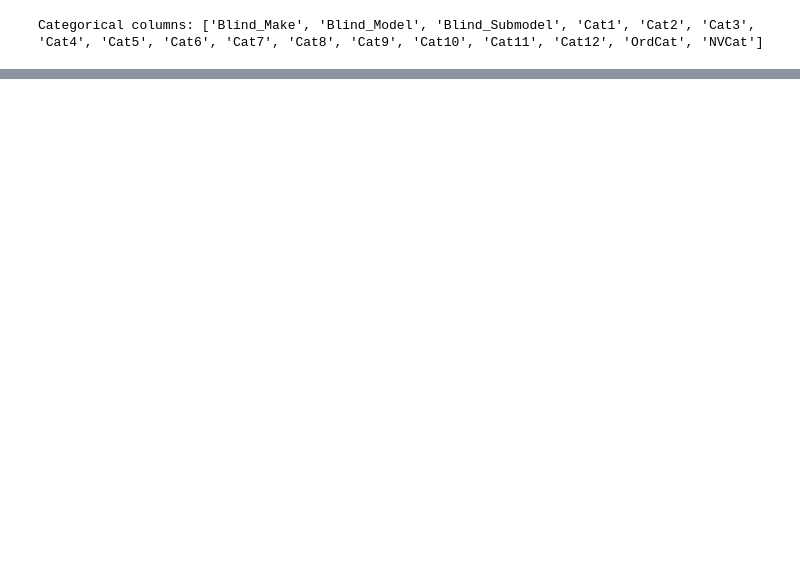
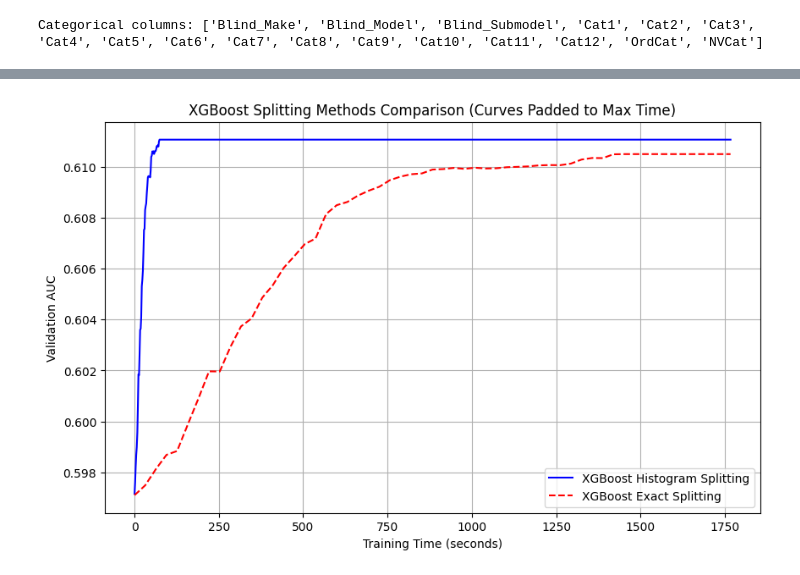
Before and after one commit to Nico-Conti/ir-project, a Jupyter notebook: Allstate_claim.ipynb, the cells around one changed output, grey strips where cells are left out. Saved outputs shown, nothing was run; the diff lists cells and outputs as text; code cells hidden in the pictures; blank space fills up the shorter version.

```diff
--- a/Allstate_claim.ipynb
+++ b/Allstate_claim.ipynb
@@ -326,0 +474,72 @@ plt.show()
+# %%
+import matplotlib.pyplot as plt
+import numpy as np
+
+# --- XGBoost Histogram Splitting ---
+# Extract AUC values and generate time stamps for histogram splitting model
+auc_hist = np.array(evals_result_xgb_hist['validation']['auc'])
+time_per_iter_hist = np.linspace(0, training_time_xgb, len(auc_hist))
+
+# --- XGBoost Exact Splitting ---
+# Extract AUC values and generate time stamps for exact splitting model
+auc_exact = np.array(evals_result_xgb_exact['validation']['auc'])
+time_per_iter_exact = np.linspace(0, training_time_xgb_exact, len(auc_exact))
+
+# Determine the maximum training time between the two models
+max_time = max(training_time_xgb, training_time_xgb_exact)
+
+def extend_curve(time_array, auc_array, max_time, num_points=10):
+    """
+    Extends a learning curve to max_time by padding with a flat line at the peak AUC.
+
+    Parameters:
+      - time_array: Array of time stamps per iteration.
+      - auc_array: Array of AUC values.
+      - max_time: The time value to which the curve should be extended.
+      - num_points: Number of additional points for the padded segment.
+
+    Returns:
+      - extended_time: The extended time array.
+      - extended_auc: The extended AUC array.
+    """
+    # Find the index and values at the peak AUC
+    peak_index = np.argmax(auc_array)
+    peak_time = time_array[peak_index]
+    peak_auc = auc_array[peak_index]
+
+    # Retain data up to (and including) the peak
+    time_up_to_peak = time_array[:peak_index+1]
+    auc_up_to_peak = auc_array[:peak_index+1]
+
+    # If the peak is reached before max_time, create padding with constant AUC
+    if peak_time < max_time:
+        # Create additional time points from the peak time to max_time
+        extra_time = np.linspace(peak_time, max_time, num_points, endpoint=True)[1:]
+        extra_auc = np.full_like(extra_time, peak_auc)
+
+        # Concatenate the original curve (up to the peak) with the padding points
+        extended_time = np.concatenate([time_up_to_peak, extra_time])
+        extended_auc = np.concatenate([auc_up_to_peak, extra_auc])
+    else:
+        extended_time = time_up_to_peak
+        extended_auc = auc_up_to_peak
+
+    return extended_time, extended_auc
+
+# Extend the curves for both models
+ext_time_hist, ext_auc_hist = extend_curve(time_per_iter_hist, auc_hist, max_time)
+ext_time_exact, ext_auc_exact = extend_curve(time_per_iter_exact, auc_exact, max_time)
+
+# --- Combined Plot ---
+plt.figure(figsize=(10, 6))
+plt.plot(ext_time_hist, ext_auc_hist, label='XGBoost Histogram Splitting', color='blue', linestyle='-')
+plt.plot(ext_time_exact, ext_auc_exact, label='XGBoost Exact Splitting', color='red', linestyle='--')
+
+plt.xlabel("Training Time (seconds)")
+plt.ylabel("Validation AUC")
+plt.title("XGBoost Splitting Methods Comparison (Curves Padded to Max Time)")
+plt.legend()
+plt.grid(True)
+plt.show()
+# %% [output]
+[figure, added]
```
Also changed, not shown: parts of 20 cells of this notebook, 2 other files.
